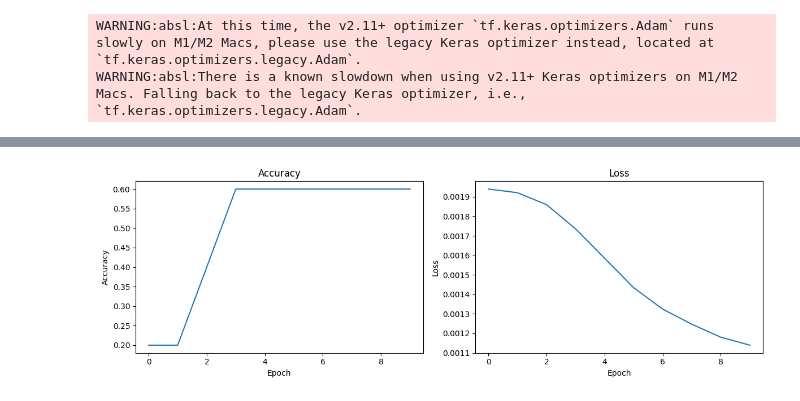
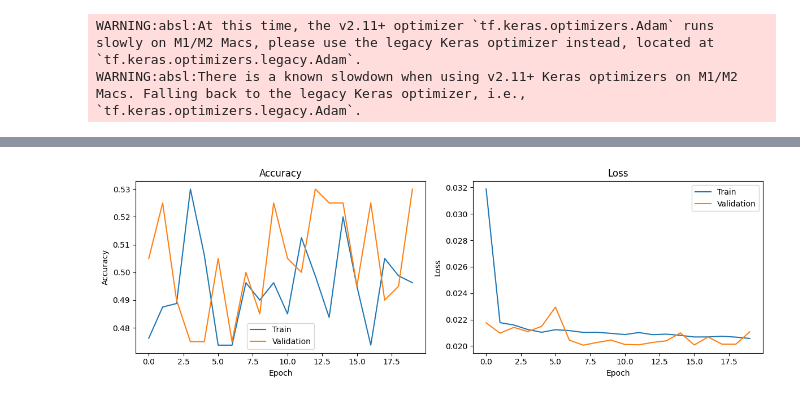
Before and after one commit to DanteMillerDS/NASA-Material-Classifier-OLD, a Jupyter notebook: fake_material_classifier.ipynb, the cells around one changed output, grey strips where cells are left out. Cells and saved outputs as stored; diff of their text form; code cells hidden in the pictures.

Commit message:
Modified Fake Material Classifier
Modified the fake material classifier to have a training and validating set.

```diff
--- a/fake_material_classifier.ipynb
+++ b/fake_material_classifier.ipynb
@@ -5,12 +5,12 @@ import tensorflow as tf
 from tensorflow import keras
 import matplotlib.pyplot as plt
 
-permittivity_real = 0.0125
-permittivity_imaginary = 0.0125
+permittivity_real = np.random.uniform(0.01, 0.5, 1000)
+permittivity_imaginary = np.random.uniform(0.01, 0.5, 1000)
 data = {
-    'Frequency': np.linspace(1.0, 2.0, 5),
-    'Real': np.random.uniform(0.01, 0.5, 5),
-    'Imaginary': np.random.uniform(0.01, 0.5, 5)
+    'Frequency': np.linspace(1.0, 2.0, 1000),
+    'Real': np.random.uniform(0.01, 0.5, 1000),
+    'Imaginary': np.random.uniform(0.01, 0.5, 1000)
 }
 df = pd.DataFrame(data)
 print(f"Output: {permittivity_real}")
@@ -30,4 +38,13 @@ Dataframe:
 # %%
 X = df.values
-y = np.array([[permittivity_real, permittivity_imaginary]] * len(df))
+y = np.array([permittivity_real, permittivity_imaginary]).T
+# %%
+indices = np.random.permutation(len(X))
+X = X[indices]
+y = y[indices]
+split_point = int(0.8 * len(X))
+X_train = X[:split_point]
+y_train = y[:split_point]
+X_val = X[split_point:]
+y_val = y[split_point:]
 # %%
@@ -67,8 +92,7 @@ Trainable params: 370 (1.45 KB)
 Non-trainable params: 0 (0.00 Byte)
 _________________________________________________________________
 # %%
-model.compile(optimizer=tf.optimizers.Adam(), loss=tf.losses.MeanSquaredError(),metrics=['accuracy'])
-model.fit(X, y, epochs=10, batch_size=1)
+model.compile(optimizer=tf.optimizers.Adam(), loss=tf.losses.MeanSquaredError(), metrics=['accuracy'])
 # %% [output]
 WARNING:absl:At this time, the v2.11+ optimizer `tf.keras.optimizers.Adam` runs slowly on M1/M2 Macs, please use the legacy Keras optimizer instead, located at `tf.keras.optimizers.legacy.Adam`.
 WARNING:absl:There is a known slowdown when using v2.11+ Keras optimizers on M1/M2 Macs. Falling back to the legacy Keras optimizer, i.e., `tf.keras.optimizers.legacy.Adam`.
@@ -96,19 +99,23 @@ Epoch 10/10
 # %%
-history = model.fit(X, y, epochs=10, batch_size=1)
+history = model.fit(X_train, y_train, validation_data=(X_val, y_val), epochs=20, batch_size=1)
 
 # Plot the accuracy and loss
 plt.figure(figsize=(12, 4))
 plt.subplot(1, 2, 1)
 plt.plot(history.history['accuracy'])
+plt.plot(history.history['val_accuracy'])
 plt.title('Accuracy')
 plt.xlabel('Epoch')
 plt.ylabel('Accuracy')
+plt.legend(['Train', 'Validation'])
 
 plt.subplot(1, 2, 2)
 plt.plot(history.history['loss'])
+plt.plot(history.history['val_loss'])
 plt.title('Loss')
 plt.xlabel('Epoch')
 plt.ylabel('Loss')
+plt.legend(['Train', 'Validation'])
 
 plt.tight_layout()
 plt.show()
@@ -136 +140 @@ Epoch 10/10
-[figure, old version]
+[figure, new version]
```
Also changed, not shown: parts of 8 cells of this notebook.
